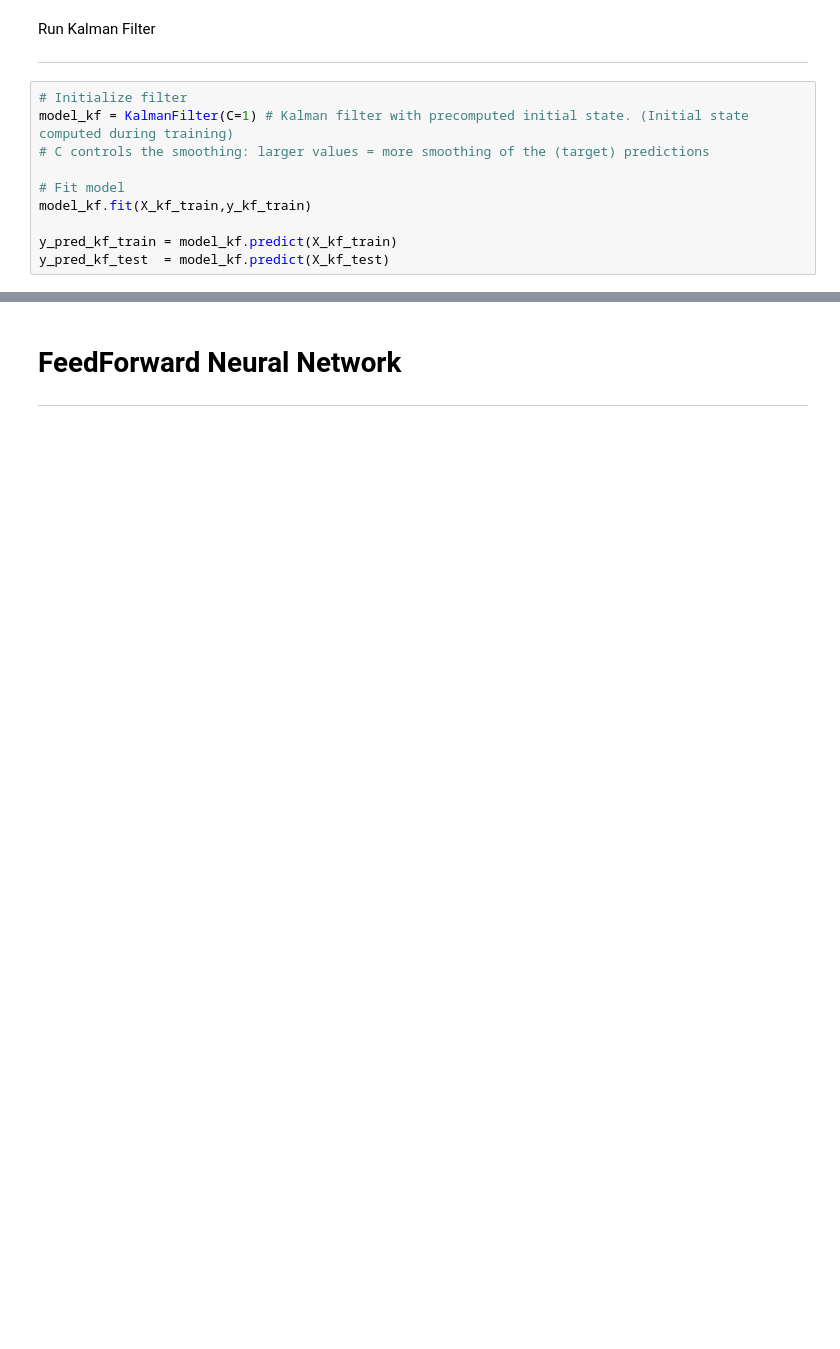
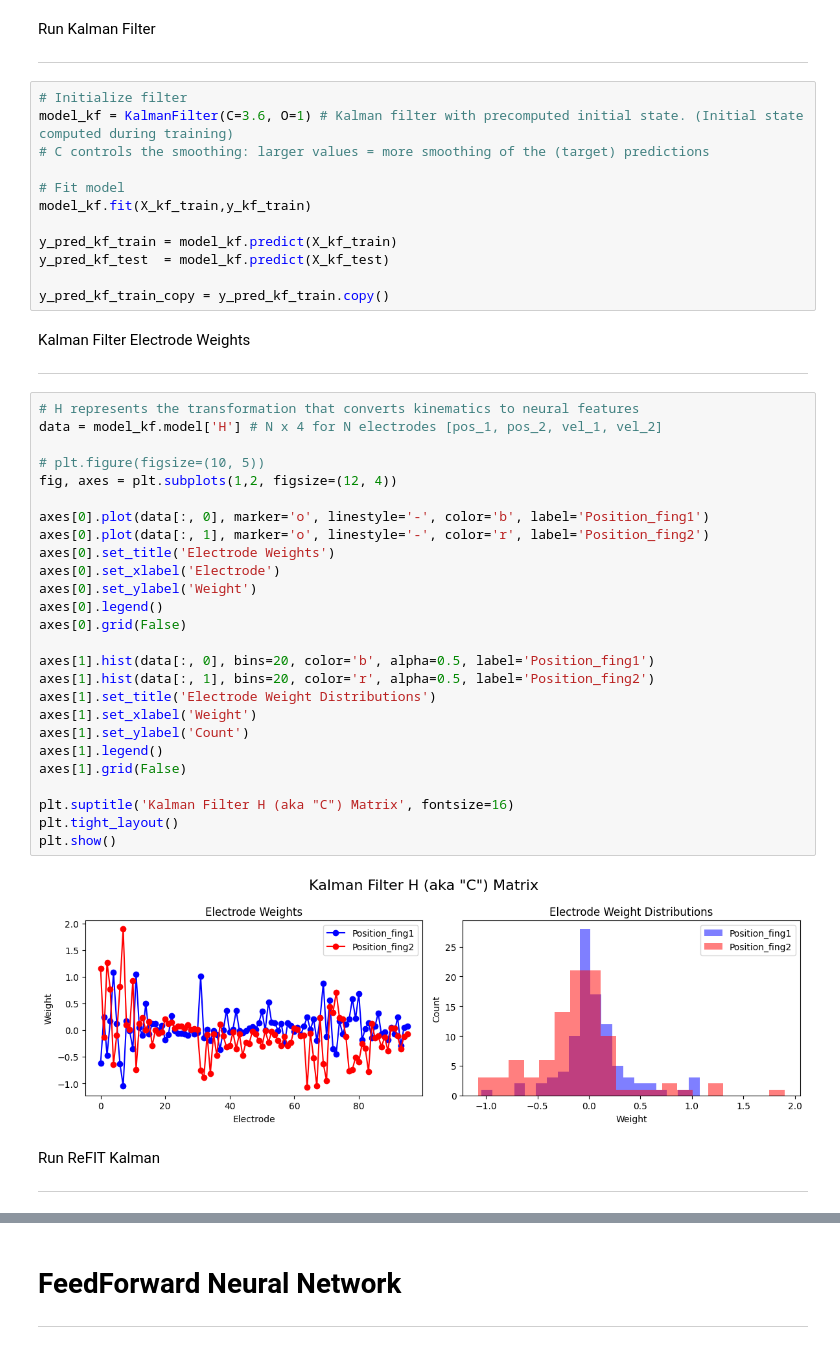
Before and after one commit to cfoli/Kinematic-Decoding-4-BCI-Control, a Jupyter notebook: Two_finger_neural_decoding.ipynb, the cells around one changed output, grey strips where cells are left out. Drawn from its saved outputs; the diff is of its cells as text; blank space fills up the shorter version.

```diff
--- a/Two_finger_neural_decoding.ipynb
+++ b/Two_finger_neural_decoding.ipynb
@@ -661,7 +743,7 @@ Run Kalman Filter
 ---
 # %%
 # Initialize filter
-model_kf = KalmanFilter(C=1) # Kalman filter with precomputed initial state. (Initial state computed during training)
+model_kf = KalmanFilter(C=3.6, O=1) # Kalman filter with precomputed initial state. (Initial state computed during training)
 # C controls the smoothing: larger values = more smoothing of the (target) predictions
 
 # Fit model
@@ -669,4 +751,42 @@ model_kf.fit(X_kf_train,y_kf_train)
 
 y_pred_kf_train = model_kf.predict(X_kf_train)
 y_pred_kf_test  = model_kf.predict(X_kf_test)
+
+y_pred_kf_train_copy = y_pred_kf_train.copy()
+# %% [markdown]
+Kalman Filter Electrode Weights
+
+---
+# %%
+# H represents the transformation that converts kinematics to neural features
+data = model_kf.model['H'] # N x 4 for N electrodes [pos_1, pos_2, vel_1, vel_2]
+
+# plt.figure(figsize=(10, 5))
+fig, axes = plt.subplots(1,2, figsize=(12, 4))
+
+axes[0].plot(data[:, 0], marker='o', linestyle='-', color='b', label='Position_fing1')
+axes[0].plot(data[:, 1], marker='o', linestyle='-', color='r', label='Position_fing2')
+axes[0].set_title('Electrode Weights')
+axes[0].set_xlabel('Electrode')
+axes[0].set_ylabel('Weight')
+axes[0].legend()
+axes[0].grid(False)
+
+axes[1].hist(data[:, 0], bins=20, color='b', alpha=0.5, label='Position_fing1')
+axes[1].hist(data[:, 1], bins=20, color='r', alpha=0.5, label='Position_fing2')
+axes[1].set_title('Electrode Weight Distributions')
+axes[1].set_xlabel('Weight')
+axes[1].set_ylabel('Count')
+axes[1].legend()
+axes[1].grid(False)
+
+plt.suptitle('Kalman Filter H (aka "C") Matrix', fontsize=16)
+plt.tight_layout()
+plt.show()
+# %% [output]
+[figure, added]
+# %% [markdown]
+Run ReFIT Kalman
+
+---
 # %%
```
Also changed, not shown: parts of 29 cells of this notebook.
